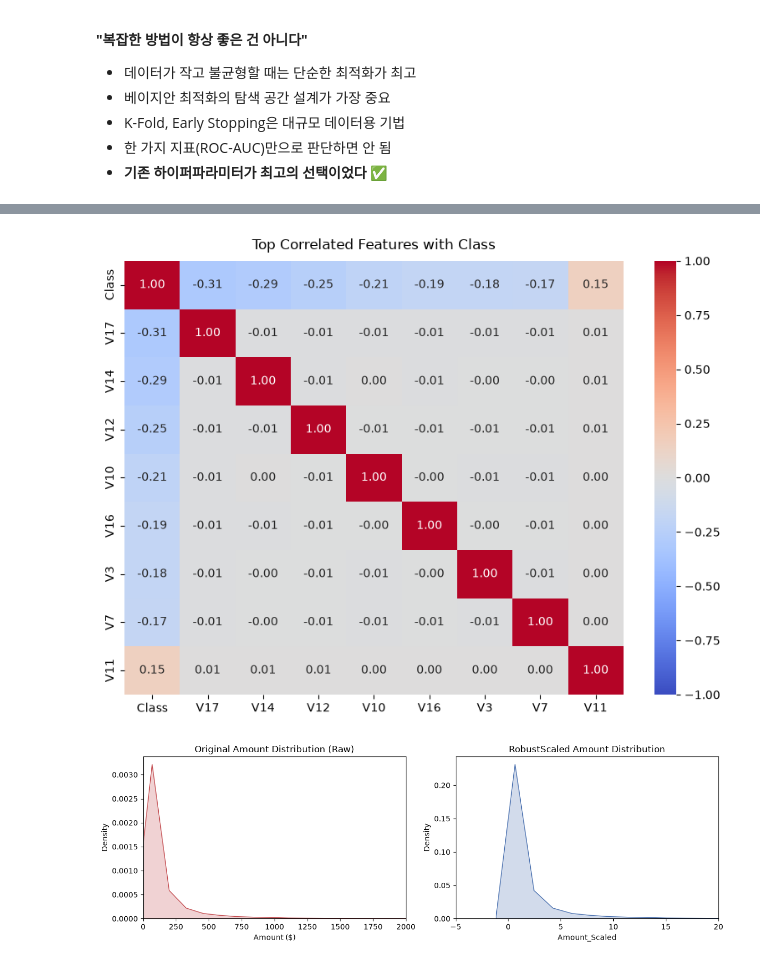
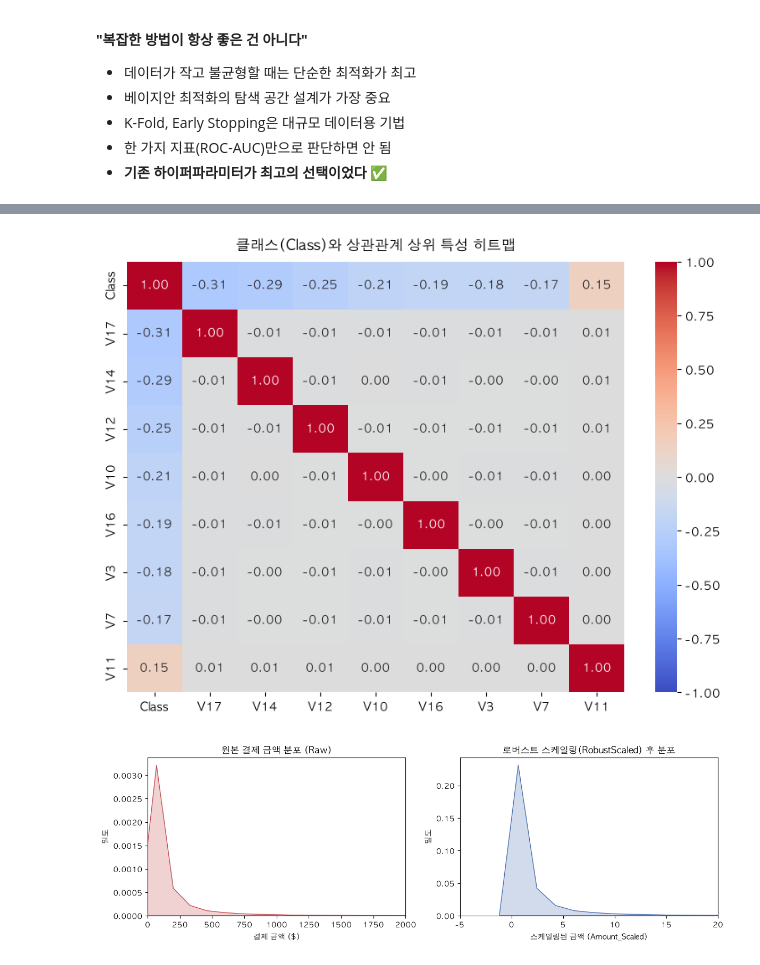
Before and after one commit to Hyehyun1001/ml-data-analysis, a Jupyter notebook: 02_classification_credit_card/hyehyun/02_credit_ldbm(hyehyun).ipynb, the cells around one changed output, grey strips where cells are left out. Cells and saved outputs as stored; diff of their text form; code cells hidden in the pictures.

```diff
--- a/02_classification_credit_card/hyehyun/02_credit_ldbm(hyehyun).ipynb
+++ b/02_classification_credit_card/hyehyun/02_credit_ldbm(hyehyun).ipynb
@@ -1267,15 +1267,20 @@ threshold = 0.10  # 0.5 → 0.10
 # %%
 import matplotlib.pyplot as plt
 import seaborn as sns
+
+# macOS 한글 폰트 및 마이너스 기호 깨짐 방지 설정
+plt.rcParams['font.family'] = 'AppleGothic'
+plt.rcParams['axes.unicode_minus'] = False
 
 fig, ax = plt.subplots(figsize=(6, 4))
 colors = ['#4C72B0', '#C44E52']
 counts = train_df['Class'].value_counts()
 
-bars = ax.bar(['Normal (0)', 'Fraud (1)'], counts.values, color=colors, width=0.5)
+# X축 레이블, 제목, Y축 레이블 한글화
+bars = ax.bar(['정상 (0)', '사기 (1)'], counts.values, color=colors, width=0.5)
 ax.set_yscale('log')
-ax.set_title('Class Imbalance Distribution (Log Scale)', fontsize=13, pad=12)
-ax.set_ylabel('Transaction Count (Log)', fontsize=11)
+ax.set_title('클래스 불균형 분포 (로그 스케일)', fontsize=13, pad=12)
+ax.set_ylabel('거래 건수 (로그)', fontsize=11)
 
 for bar in bars:
     yval = bar.get_height()
@@ -1313,27 +1322,29 @@ top_corr_features = corr['Class'].abs().sort_values(ascending=False).head(9).ind
 
 plt.figure(figsize=(8, 6))
 sns.heatmap(train_df[top_corr_features].corr(), annot=True, fmt='.2f', cmap='coolwarm', vmin=-1, vmax=1)
-plt.title('Top Correlated Features with Class', fontsize=12, pad=10)
+plt.title('클래스(Class)와 상관관계 상위 특성 히트맵', fontsize=12, pad=10)
 plt.tight_layout()
 plt.show()
 # %% [output]
-[figure, old version]
+[figure, new version]
 # %%
 fig, axes = plt.subplots(1, 2, figsize=(12, 4))
 
 # 스케일링 전 원본 Amount
 sns.kdeplot(train_df['Amount'], ax=axes[0], fill=True, color='#C44E52')
-axes[0].set_title('Original Amount Distribution (Raw)', fontsize=12)
-axes[0].set_xlabel('Amount ($)')
+axes[0].set_title('원본 결제 금액 분포 (Raw)', fontsize=12)
+axes[0].set_xlabel('결제 금액 ($)')
+axes[0].set_ylabel('밀도')
 axes[0].set_xlim(0, 2000)
 
 # 스케일링 후 Amount_Scaled (train_df_processed 기준)
 sns.kdeplot(train_df_processed['Amount_Scaled'], ax=axes[1], fill=True, color='#4C72B0')
-axes[1].set_title('RobustScaled Amount Distribution', fontsize=12)
-axes[1].set_xlabel('Amount_Scaled')
+axes[1].set_title('로버스트 스케일링(RobustScaled) 후 분포', fontsize=12)
+axes[1].set_xlabel('스케일링된 금액 (Amount_Scaled)')
+axes[1].set_ylabel('밀도')
 axes[1].set_xlim(-5, 20)
 
 plt.tight_layout()
 plt.show()
 # %% [output]
-[figure, old version]
+[figure, new version]
```
Also changed, not shown: parts of 2 cells of this notebook, 2 other files.
